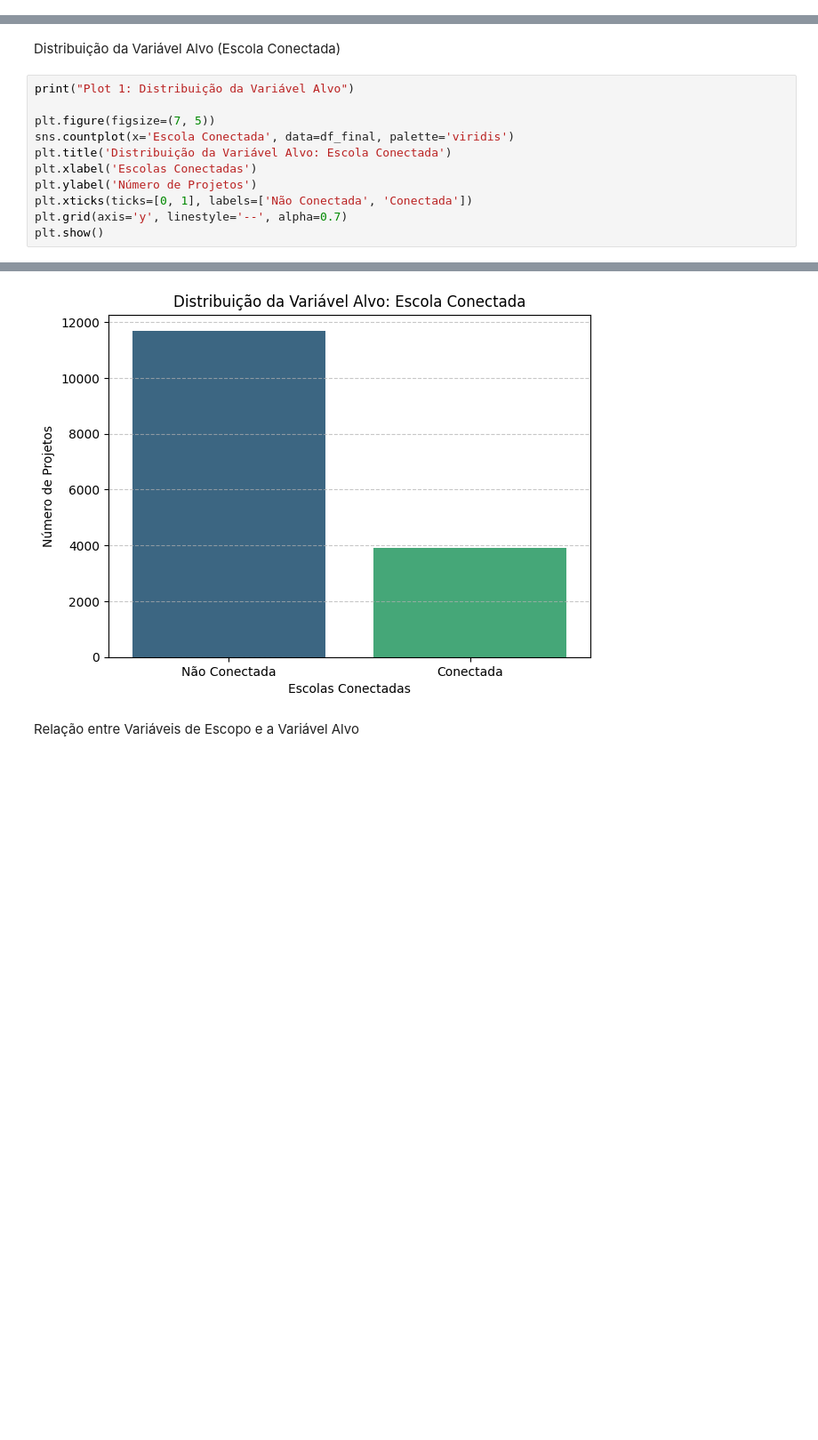
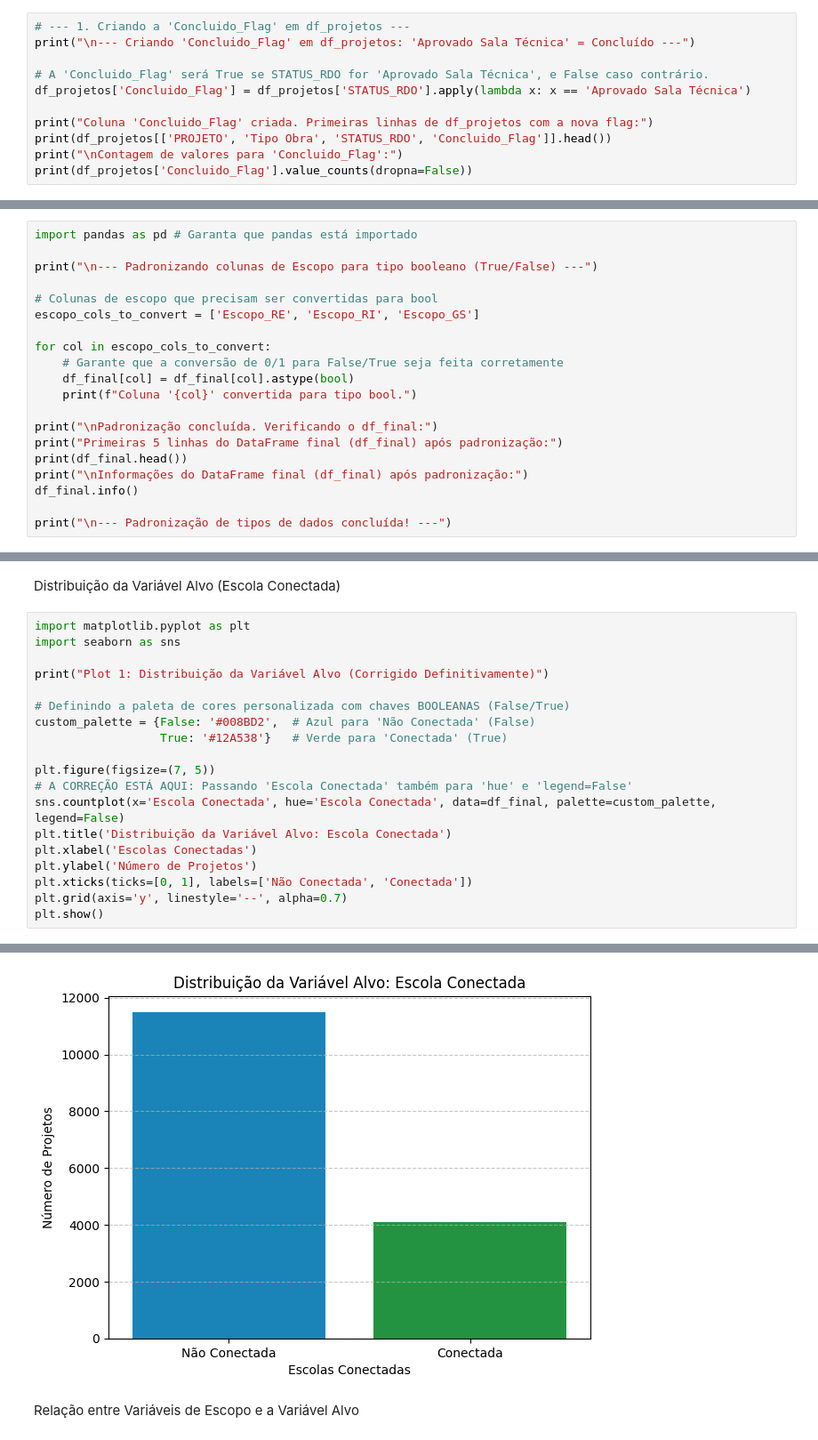
Before and after one commit to dxspimentel/PUC, a Jupyter notebook: MVP_Aprender_Conectado.ipynb, the cells around one changed output, grey strips where cells are left out. Shown at 89% size. Saved outputs shown, nothing was run; the diff lists cells and outputs as text; blank space fills up the shorter version.

```diff
--- a/MVP_Aprender_Conectado.ipynb
+++ b/MVP_Aprender_Conectado.ipynb
@@ -490,0 +513,11 @@ Name: count, dtype: int64
+# %%
+# --- 1. Criando a 'Concluido_Flag' em df_projetos ---
+print("\n--- Criando 'Concluido_Flag' em df_projetos: 'Aprovado Sala Técnica' = Concluído ---")
+
+# A 'Concluido_Flag' será True se STATUS_RDO for 'Aprovado Sala Técnica', e False caso contrário.
+df_projetos['Concluido_Flag'] = df_projetos['STATUS_RDO'].apply(lambda x: x == 'Aprovado Sala Técnica')
+
+print("Coluna 'Concluido_Flag' criada. Primeiras linhas de df_projetos com a nova flag:")
+print(df_projetos[['PROJETO', 'Tipo Obra', 'STATUS_RDO', 'Concluido_Flag']].head())
+print("\nContagem de valores para 'Concluido_Flag':")
+print(df_projetos['Concluido_Flag'].value_counts(dropna=False))
@@ -490,0 +637,20 @@ Name: count, dtype: int64
+# %%
+import pandas as pd # Garanta que pandas está importado
+
+print("\n--- Padronizando colunas de Escopo para tipo booleano (True/False) ---")
+
+# Colunas de escopo que precisam ser convertidas para bool
+escopo_cols_to_convert = ['Escopo_RE', 'Escopo_RI', 'Escopo_GS']
+
+for col in escopo_cols_to_convert:
+    # Garante que a conversão de 0/1 para False/True seja feita corretamente
+    df_final[col] = df_final[col].astype(bool)
+    print(f"Coluna '{col}' convertida para tipo bool.")
+
+print("\nPadronização concluída. Verificando o df_final:")
+print("Primeiras 5 linhas do DataFrame final (df_final) após padronização:")
+print(df_final.head())
+print("\nInformações do DataFrame final (df_final) após padronização:")
+df_final.info()
+
+print("\n--- Padronização de tipos de dados concluída! ---")
@@ -493,10 +677,18 @@ Name: count, dtype: int64
 # %% [markdown]
 Distribuição da Variável Alvo (Escola Conectada)
 # %%
-print("Plot 1: Distribuição da Variável Alvo")
+import matplotlib.pyplot as plt
+import seaborn as sns
+
+print("Plot 1: Distribuição da Variável Alvo (Corrigido Definitivamente)")
+
+# Definindo a paleta de cores personalizada com chaves BOOLEANAS (False/True)
+custom_palette = {False: '#008BD2',  # Azul para 'Não Conectada' (False)
+                  True: '#12A538'}   # Verde para 'Conectada' (True)
 
 plt.figure(figsize=(7, 5))
-sns.countplot(x='Escola Conectada', data=df_final, palette='viridis')
+# A CORREÇÃO ESTÁ AQUI: Passando 'Escola Conectada' também para 'hue' e 'legend=False'
+sns.countplot(x='Escola Conectada', hue='Escola Conectada', data=df_final, palette=custom_palette, legend=False)
 plt.title('Distribuição da Variável Alvo: Escola Conectada')
 plt.xlabel('Escolas Conectadas')
 plt.ylabel('Número de Projetos')
@@ -511,4 +700,4 @@ Passing `palette` without assigning `hue` is deprecated and will be removed in v
-[figure, old version]
+[figure, new version]
 # %% [markdown]
 Relação entre Variáveis de Escopo e a Variável Alvo
 # %%
```
Also changed, not shown: parts of 24 cells of this notebook.
